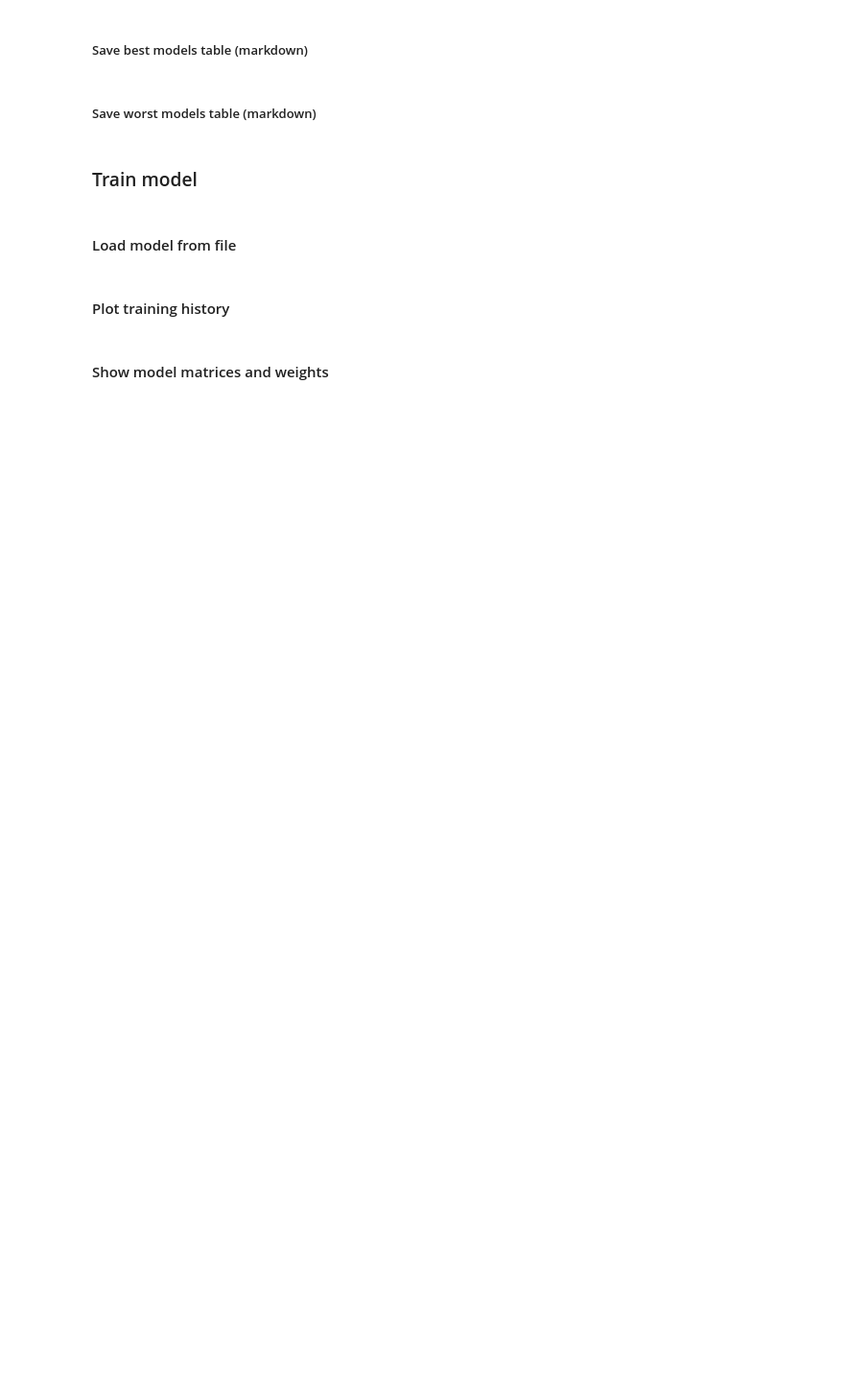
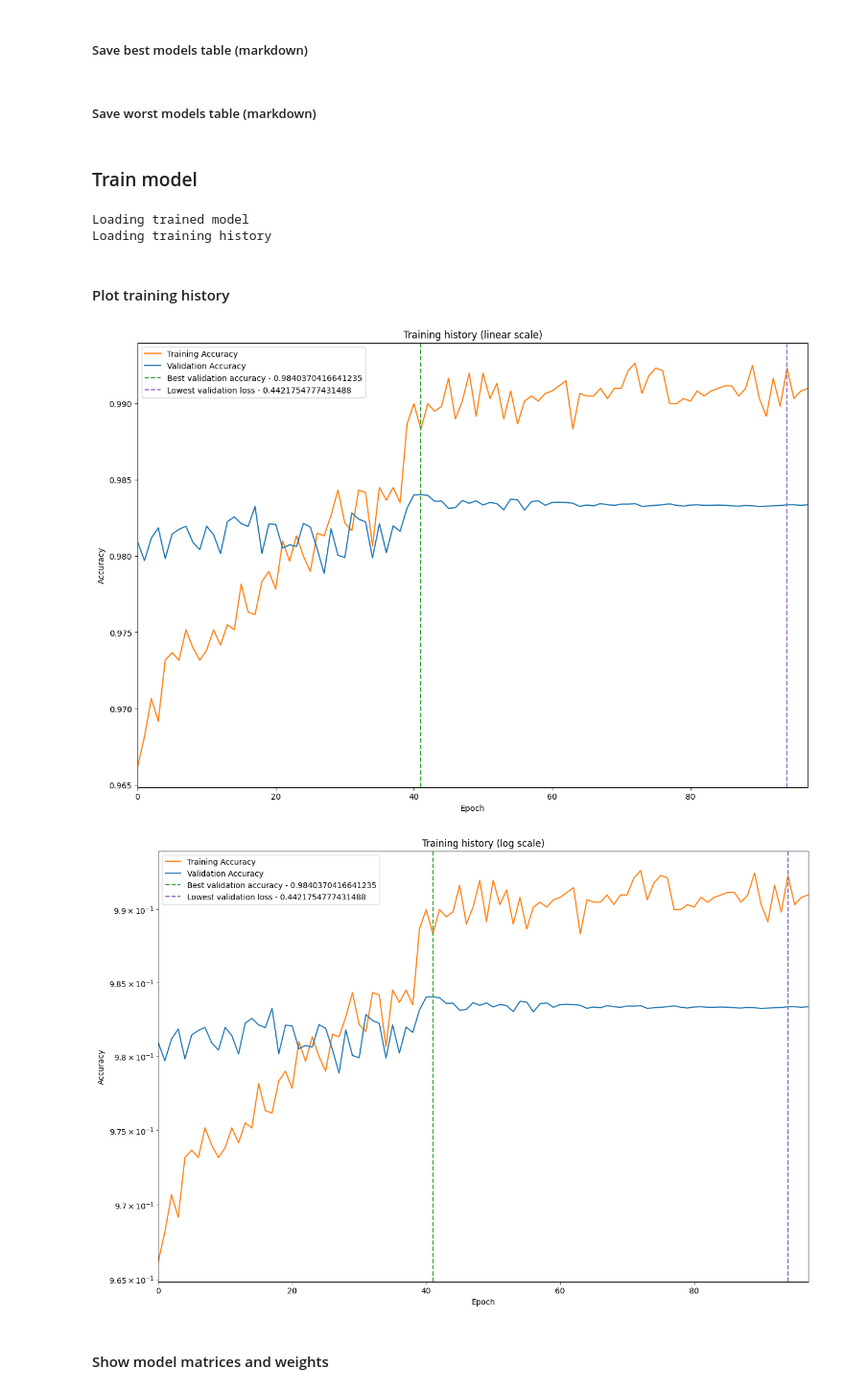
Before and after one commit to lorossi/mnist-model, a Jupyter notebook: model.ipynb, the cells around one changed output. Shown at 96% size. Cells and saved outputs as stored; diff of their text form; code cells hidden in the pictures; blank space fills up the shorter version.

```diff
--- a/model.ipynb
+++ b/model.ipynb
@@ -86,7 +86,7 @@ def split_dataset(
 
 ds_train_all, ds_test = tfds.load(
     "mnist",
-    split=["train", f"train[{(1-TEST_SPLIT)*100}%:]"],
+    split=["train", f"train[{(TEST_SPLIT)*100}%:]"],
     shuffle_files=True,
     as_supervised=True,
     with_info=False,
@@ -306,7 +306,7 @@ def create_model(hp: kt.HyperParameters) -> tfk.Model:
 # %%
 if os.path.exists(TUNED_MODEL_PATH):
     # load the tuned model
-    model = tfk.models.load_model(TUNED_MODEL_PATH)
+    tuned_model = tfk.models.load_model(TUNED_MODEL_PATH)
     # load the hyperparameters
     with open(f"{TUNED_MODEL_PATH}-values.json", "r") as f:
         tuned_hyperparameters = ujson.load(f)
@@ -371,11 +371,11 @@ Tuned hyperparameters:
 # %%
 # print the model summary
 print("Tuned model summary:")
-model.summary()
+tuned_model.summary()
 
 with open(f"{TUNED_MODEL_PATH}-summary", "w") as f:
     # get the summary as a string
-    s = model.summary(print_fn=lambda x: f.write(x + "\n"), line_length=120)
+    s = tuned_model.summary(print_fn=lambda x: f.write(x + "\n"), line_length=120)
 # %% [output]
 Tuned model summary:
 Model: "model"
@@ -769,7 +769,6 @@ with open("worst_hyperparameters", "w") as f:
 def train_model(model: tfk.Model, epochs: int) -> tfk.Model:
     # shuffle the training set
     ds_train_shuffled = batched_ds_train.shuffle(len(ds_train))
-
     min_delta = (
         1e-4  # minimum change in the monitored quantity to qualify as an improvement
     )
@@ -828,15 +827,9 @@ else:
     # save as numpy array, because json does not support numpy arrays
     trained_model_history = trained_model.history.history
     np.save(f"{TRAINED_MODEL_PATH}-history.npy", trained_model_history)
+# %% [output]
+Loading trained model
+Loading training history
-# %% [markdown]
-#### Load model from file
-# %%
-print(f"Loading model from {TRAINED_MODEL_PATH}")
-trained_model = tfk.models.load_model(TRAINED_MODEL_PATH)
-trained_model_history = np.load(
-    f"{TRAINED_MODEL_PATH}-history.npy", allow_pickle=True
-).item()
-print("Model loaded")
 # %% [markdown]
 #### Plot training history
 # %%
@@ -862,33 +855,37 @@ def plot_history(
     plt.axvline(
         best_accuracy_epoch,
         label=f"Best validation accuracy - {best_accuracy}",
         color="tab:green",
         linestyle="--",
     )
 
     lowest_loss = np.min(history["val_loss"])
     lowest_loss_epoch = np.argmin(history["val_loss"])
     plt.axvline(
         lowest_loss_epoch,
         label=f"Lowest validation loss - {lowest_loss}",
         color="tab:purple",
         linestyle="--",
     )
     plt.xlabel("Epoch")
     plt.ylabel("Accuracy")
+    plt.xlim(0, len(history["sparse_categorical_accuracy"]) - 1)
 
     if log:
         plt.yscale("log")
         plt.title("Training history (log scale)")
     else:
         plt.title("Training history (linear scale)")
 
     plt.legend()
     plt.show()
 
 
 plot_history(trained_model_history)
 plot_history(trained_model_history, log=True)
+# %% [output]
+[figure, added]
+[figure, added]
 # %% [markdown]
 #### Show model matrices and weights
 # %%
```
Also changed, not shown: parts of 20 cells of this notebook.
